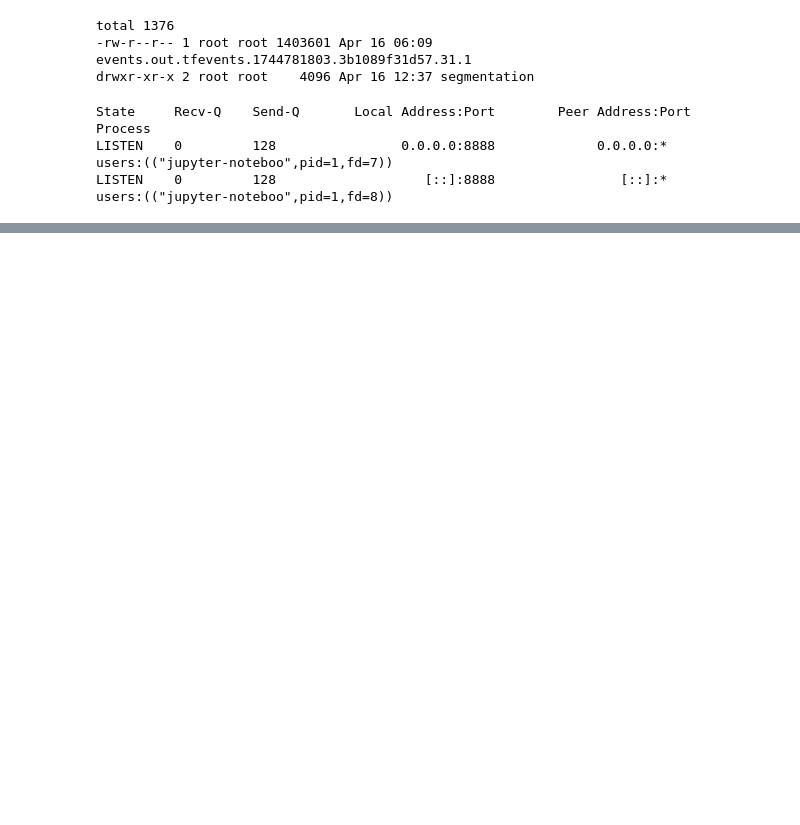
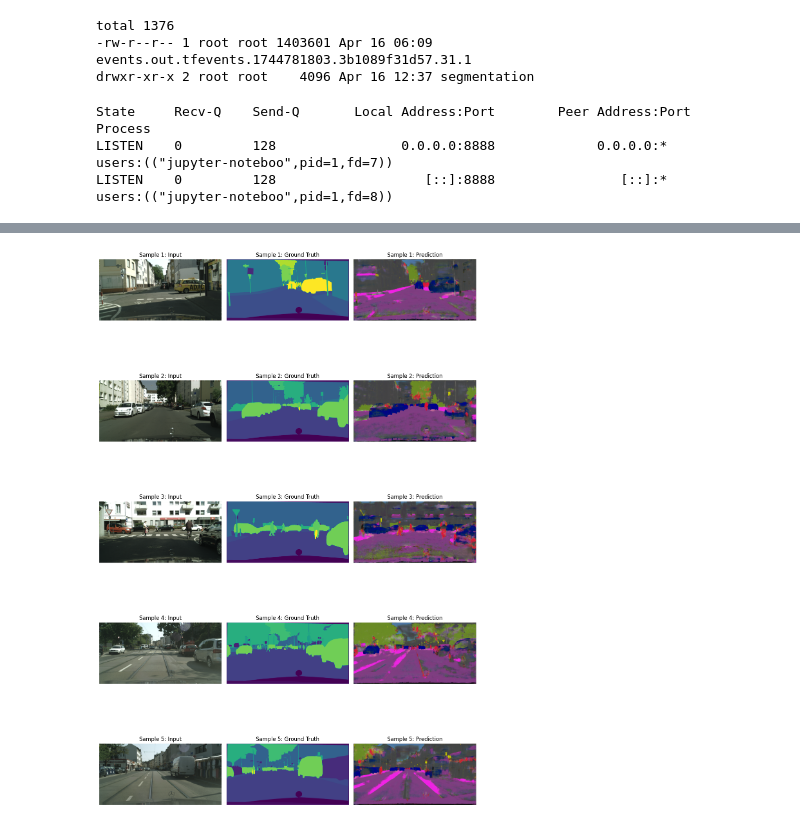
Before and after one commit to yash17897/image-segmentation, a Jupyter notebook: Task-2_Segmentation/segmentation.ipynb, the cells around one changed output, grey strips where cells are left out. Cells and saved outputs as stored; diff of their text form; code cells hidden in the pictures; blank space fills up the shorter version.

Commit message:
Kaggle Notebook | VJT-Cityscapes | Version 6

```diff
--- a/Task-2_Segmentation/segmentation.ipynb
+++ b/Task-2_Segmentation/segmentation.ipynb
@@ -477,0 +480,37 @@ Epoch 4 | Val Loss: 0.0101 | IoU: 0.4990 | Dice: 0.6571 | Pixel Acc: 0.6875
+# %%
+import matplotlib.pyplot as plt
+import torch
+
+def show_samples(model, dataset, device, num_samples=5):
+    model.eval()
+    fig, axs = plt.subplots(num_samples, 3, figsize=(12, 4 * num_samples))
+
+    for idx in range(num_samples):
+        image, mask = dataset[idx]
+        with torch.no_grad():
+            pred = model(image.unsqueeze(0).to(device)).squeeze(0).cpu()
+
+        axs[idx, 0].imshow(image.permute(1, 2, 0))
+        axs[idx, 0].set_title(f"Sample {idx+1}: Input")
+        # axs[idx, 1].imshow(mask.permute(1, 2, 0))
+        axs[idx, 1].imshow(mask)#, cmap='gray')  # for class masks
+
+        axs[idx, 1].set_title(f"Sample {idx+1}: Ground Truth")
+        axs[idx, 2].imshow(pred.permute(1, 2, 0))
+        axs[idx, 2].set_title(f"Sample {idx+1}: Prediction")
+
+        for ax in axs[idx]:
+            ax.axis('off')
+
+    plt.tight_layout()
+    plt.show()
+
+val_dataset = CityscapesDataset(
+    '/kaggle/input/cityscapes-leftimg8bit-trainvaltest/leftImg8bit/val',
+    '/kaggle/input/gtfine-trainvaltest/gtFine/val',
+    transform=transform
+)
+
+show_samples(model, val_dataset, device, num_samples=5)
+# %% [output]
+[figure, added]
```
Also changed, not shown: parts of 7 cells of this notebook.
